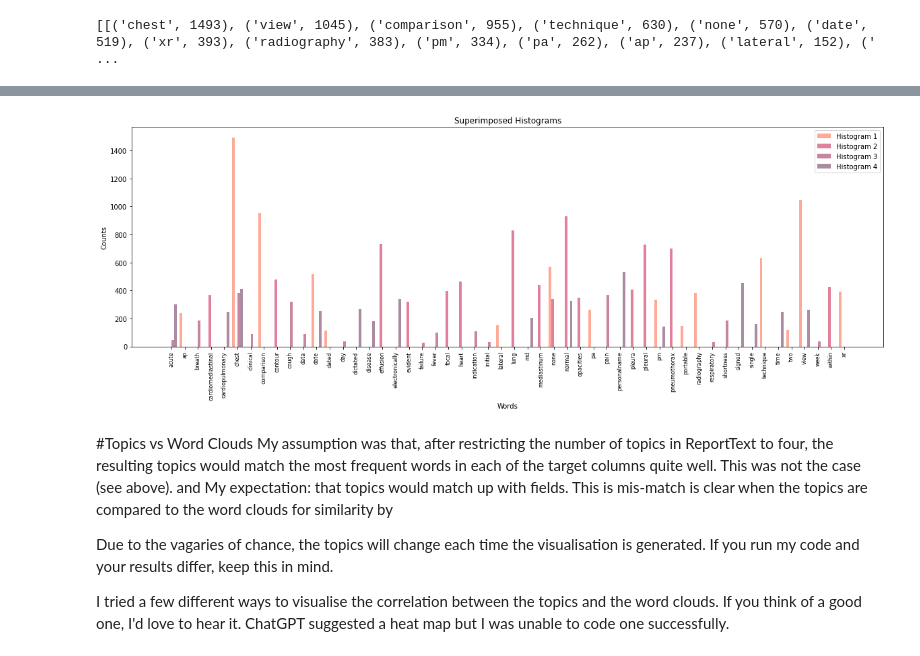
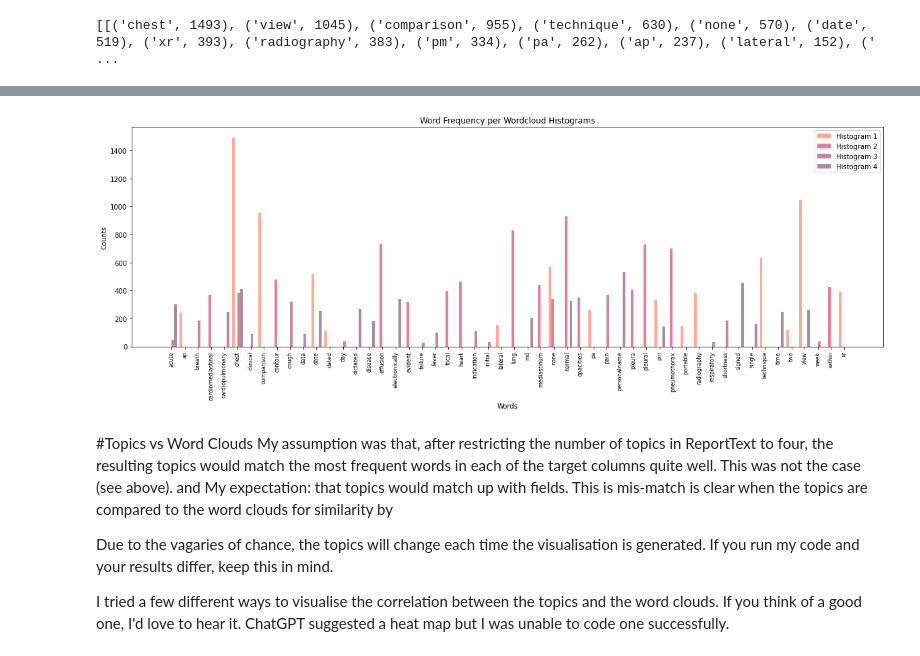
Before and after one commit to isabelklint/final_oa, a Jupyter notebook: final_oa.ipynb, the cells around one changed output, grey strips where cells are left out. Saved outputs shown, nothing was run; the diff lists cells and outputs as text; code cells hidden in the pictures.

```diff
--- a/final_oa.ipynb
+++ b/final_oa.ipynb
@@ -594,35 +588,35 @@ labels = list(word_counts.keys())
 for lst in wordcloud_data:
     for word, count in lst:
         if word not in labels:
             labels.append(word)
 # Sort the labels alphabetically
 labels.sort()
 
 # Get the counts for the x-axis labels for each list
 counts_list = []
 for lst in wordcloud_data:
     counts = [0] * len(labels)
     for word, count in lst:
         counts[labels.index(word)] = count
     counts_list.append(counts)
 
 # Plot the histograms
 colors = ['#FF5733', '#C70039', '#900C3F', '#581845', '#1A5276', '#1F618D', '#2E86C1', '#3498DB', '#E74C3C', '#7D6608']
 bar_width = 0.2  # Set the width of each bar
 x_offsets = [-0.3, -0.1, 0.1, 0.3]  # Set the offsets for each histogram
 
 plt.figure(figsize=(20, 6))
 for i in range(len(wordcloud_data)):
     plt.bar(np.arange(len(labels)) + x_offsets[i], counts_list[i], color=colors[i], alpha=0.5, width=bar_width, label=f"Histogram {i+1}")
 plt.xticks(np.arange(len(labels)), labels, rotation=90, fontsize=8)
 
 plt.legend()
-plt.title("Superimposed Histograms")
+plt.title("Word Frequency per Wordcloud Histograms")
 plt.xlabel("Words")
 plt.ylabel("Counts")
 plt.show()
 # %% [output]
-[figure, old version]
+[figure, new version]
 # %%
 # # it took me a really long time to superimpose these histograms like this,
 # # but's apples and oranges in the end and I decided to use a correlation matrix
```
Also changed, not shown: parts of 13 cells of this notebook.
